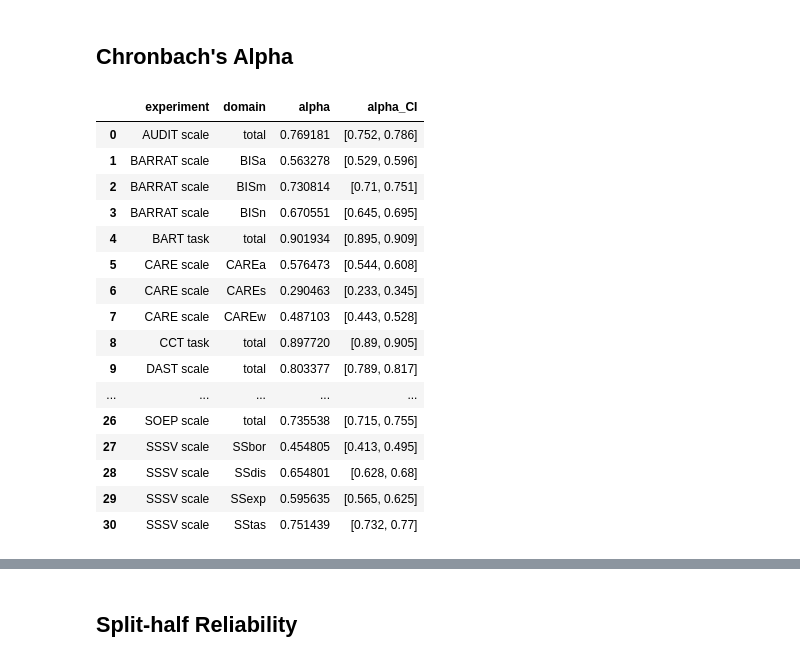
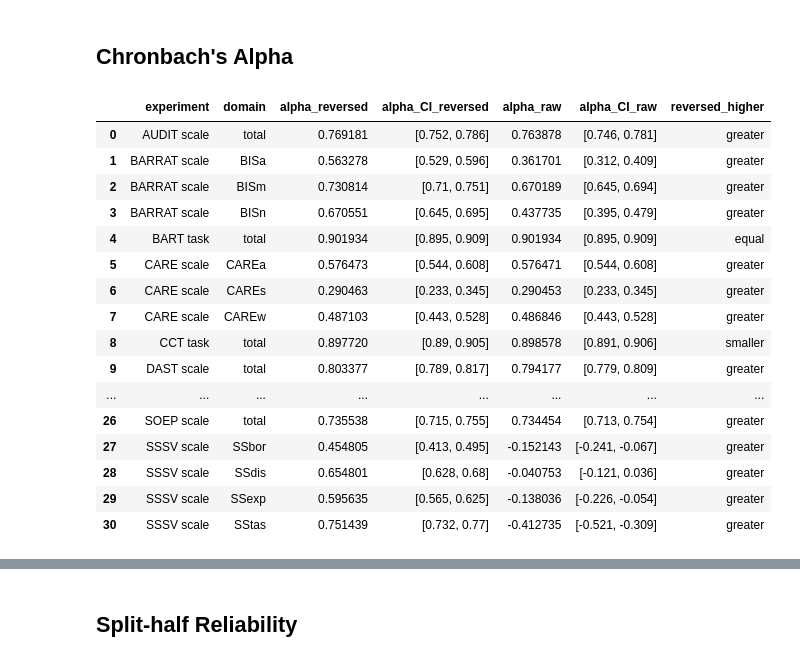
Before and after one commit to jelenameyer/GenInLLM, a Jupyter notebook: data_analysis/human_data_analysis/analysis_reliability_human_data.ipynb, the cells around one changed output, grey strips where cells are left out. Drawn from its saved outputs; the diff is of its cells as text; code cells hidden in the pictures.

Commit message:
add human raw data reliability comparison

```diff
--- a/data_analysis/human_data_analysis/analysis_reliability_human_data.ipynb
+++ b/data_analysis/human_data_analysis/analysis_reliability_human_data.ipynb
@@ -19,4 +19,5 @@ import seaborn as sns
 ## Read Processed Data
 # %%
 # load overall df
+raw_all_data = pd.read_csv("human_data/raw_items_per_person.csv")
 all_data = pd.read_csv("human_data/items_per_person.csv")
@@ -65,15 +85,16 @@ def normalize_per_scale(data):
     return data
 
 all_data = normalize_per_scale(all_data)
+raw_all_data = normalize_per_scale(raw_all_data)
 # %% [markdown]
 ## Chronbach's Alpha
 # %%
 # function:
-def compute_cronbach_alpha(score = "score"):
+def compute_cronbach_alpha(data = all_data, score = "score"):
     results = []
 
     # loop through experiments
-    for exp, exp_data in all_data.groupby("experiment"):
+    for exp, exp_data in data.groupby("experiment"):
 
         # check whether this experiment has subcategories
         if exp_data["category"].notna().any() and exp != "SOEP scale":
@@ -117,23 +138,36 @@ def compute_cronbach_alpha(score = "score"):
 # %%
 # ---- Cronbach's alpha per domain or directly per scale, depending on whether the scale has subdomains ----
 alpha_df = compute_cronbach_alpha()
+raw_alpha_df = compute_cronbach_alpha(data = raw_all_data)
 
+# Merge raw and processed (reversed) reliability
+alpha_df = alpha_df.merge(
+    raw_alpha_df,
+    on=["experiment", "domain"],
+    how="inner",
+    suffixes=("_reversed", "_raw")
+)
+
+alpha_df["reversed_higher"] = np.where(
+    alpha_df["alpha_reversed"] > alpha_df["alpha_raw"], "greater",
+    np.where(alpha_df["alpha_reversed"] == alpha_df["alpha_raw"], "equal", "smaller")
+)
 display(alpha_df)
 # %% [output]
-|  | experiment | domain | alpha | alpha_CI |
-| 0 | AUDIT scale | total | 0.769181 | [0.752, 0.786] |
-| 1 | BARRAT scale | BISa | 0.563278 | [0.529, 0.596] |
-| 2 | BARRAT scale | BISm | 0.730814 | [0.71, 0.751] |
-| 3 | BARRAT scale | BISn | 0.670551 | [0.645, 0.695] |
-| 4 | BART task | total | 0.901934 | [0.895, 0.909] |
-| 5 | CARE scale | CAREa | 0.576473 | [0.544, 0.608] |
-| 6 | CARE scale | CAREs | 0.290463 | [0.233, 0.345] |
-| 7 | CARE scale | CAREw | 0.487103 | [0.443, 0.528] |
-| 8 | CCT task | total | 0.897720 | [0.89, 0.905] |
-| 9 | DAST scale | total | 0.803377 | [0.789, 0.817] |
-| ... | ... | ... | ... | ... |
-| 26 | SOEP scale | total | 0.735538 | [0.715, 0.755] |
-| 27 | SSSV scale | SSbor | 0.454805 | [0.413, 0.495] |
-| 28 | SSSV scale | SSdis | 0.654801 | [0.628, 0.68] |
-| 29 | SSSV scale | SSexp | 0.595635 | [0.565, 0.625] |
-| 30 | SSSV scale | SStas | 0.751439 | [0.732, 0.77] |
+|  | experiment | domain | alpha_reversed | alpha_CI_reversed | alpha_raw | alpha_CI_raw | reversed_higher |
+| 0 | AUDIT scale | total | 0.769181 | [0.752, 0.786] | 0.763878 | [0.746, 0.781] | greater |
+| 1 | BARRAT scale | BISa | 0.563278 | [0.529, 0.596] | 0.361701 | [0.312, 0.409] | greater |
+| 2 | BARRAT scale | BISm | 0.730814 | [0.71, 0.751] | 0.670189 | [0.645, 0.694] | greater |
+| 3 | BARRAT scale | BISn | 0.670551 | [0.645, 0.695] | 0.437735 | [0.395, 0.479] | greater |
+| 4 | BART task | total | 0.901934 | [0.895, 0.909] | 0.901934 | [0.895, 0.909] | equal |
+| 5 | CARE scale | CAREa | 0.576473 | [0.544, 0.608] | 0.576471 | [0.544, 0.608] | greater |
+| 6 | CARE scale | CAREs | 0.290463 | [0.233, 0.345] | 0.290453 | [0.233, 0.345] | greater |
+| 7 | CARE scale | CAREw | 0.487103 | [0.443, 0.528] | 0.486846 | [0.443, 0.528] | greater |
+| 8 | CCT task | total | 0.897720 | [0.89, 0.905] | 0.898578 | [0.891, 0.906] | smaller |
+| 9 | DAST scale | total | 0.803377 | [0.789, 0.817] | 0.794177 | [0.779, 0.809] | greater |
+| ... | ... | ... | ... | ... | ... | ... | ... |
+| 26 | SOEP scale | total | 0.735538 | [0.715, 0.755] | 0.734454 | [0.713, 0.754] | greater |
+| 27 | SSSV scale | SSbor | 0.454805 | [0.413, 0.495] | -0.152143 | [-0.241, -0.067] | greater |
+| 28 | SSSV scale | SSdis | 0.654801 | [0.628, 0.68] | -0.040753 | [-0.121, 0.036] | greater |
+| 29 | SSSV scale | SSexp | 0.595635 | [0.565, 0.625] | -0.138036 | [-0.226, -0.054] | greater |
+| 30 | SSSV scale | SStas | 0.751439 | [0.732, 0.77] | -0.412735 | [-0.521, -0.309] | greater |
```
Also changed, not shown: parts of 5 cells of this notebook, 2 other files.
